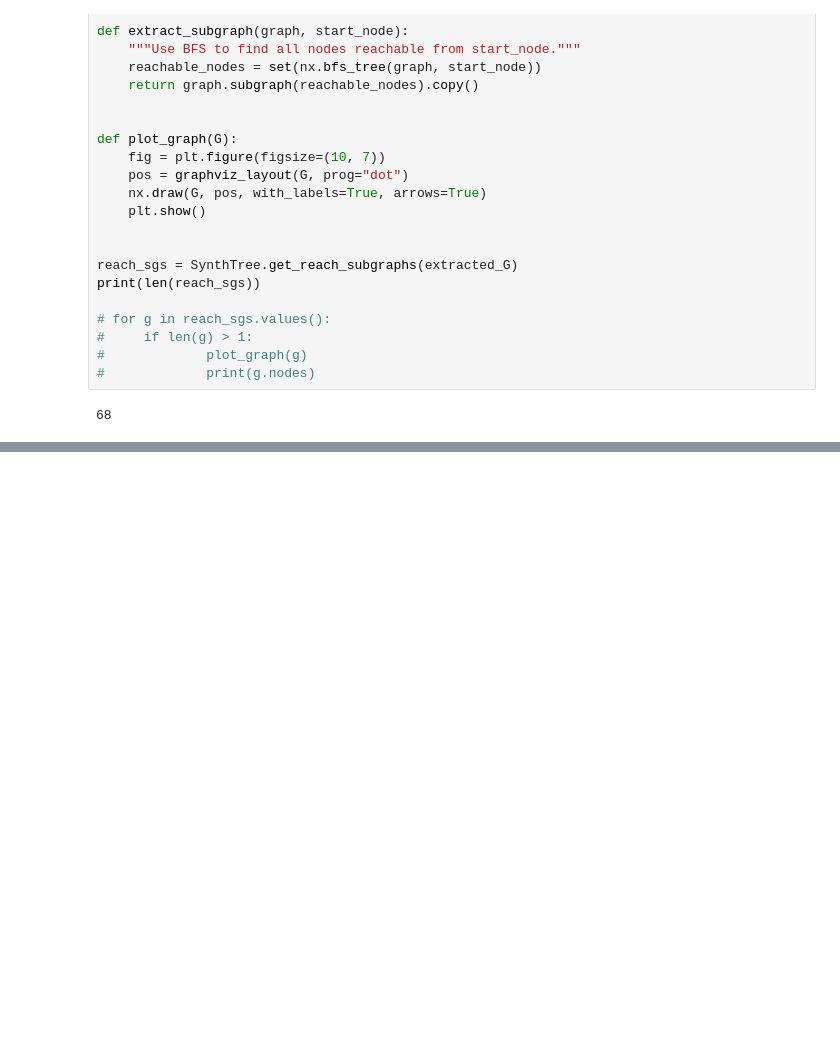
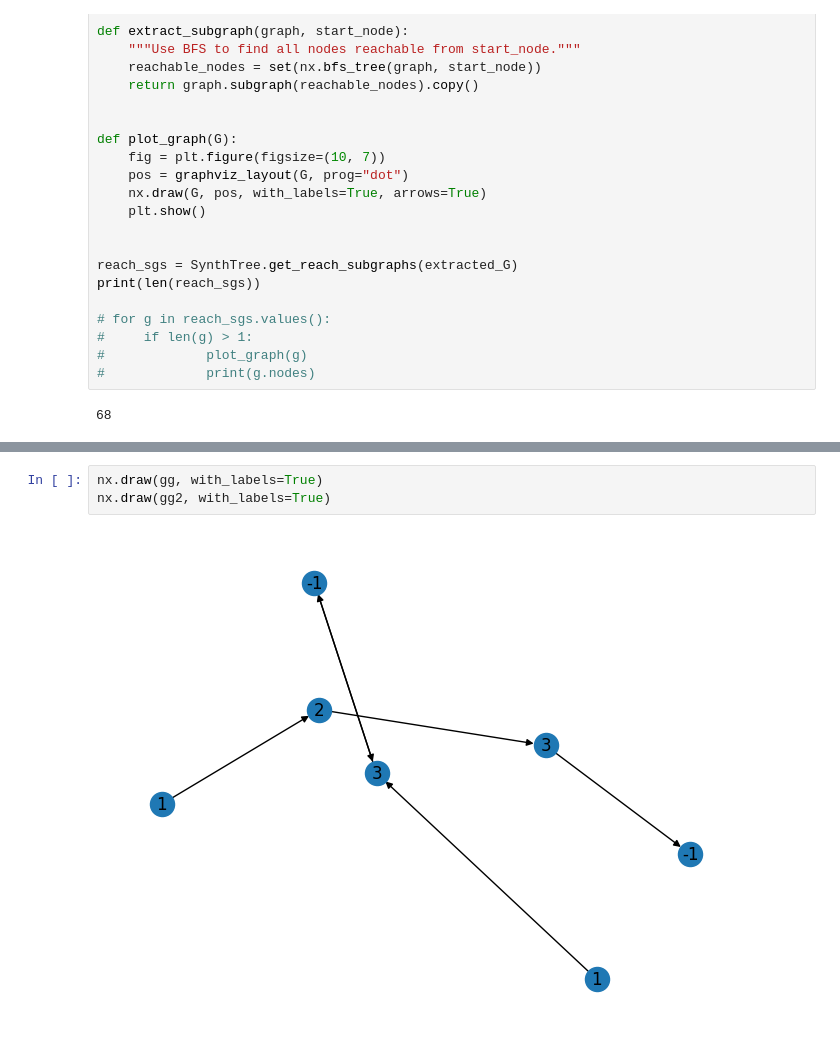
Before and after one commit to schwallergroup/gosybench, a Jupyter notebook: notebooks/compare_graphs_dev.ipynb, the cells around one changed output, grey strips where cells are left out. Saved outputs shown, nothing was run; the diff lists cells and outputs as text; blank space fills up the shorter version.

```diff
--- a/notebooks/compare_graphs_dev.ipynb
+++ b/notebooks/compare_graphs_dev.ipynb
@@ -522,0 +699,5 @@ print(len(reach_sgs))
+# %%
+nx.draw(gg, with_labels=True)
+nx.draw(gg2, with_labels=True)
+# %% [output]
+[figure, added]
```
Also changed, not shown: parts of 15 cells of this notebook, 7 other files.
